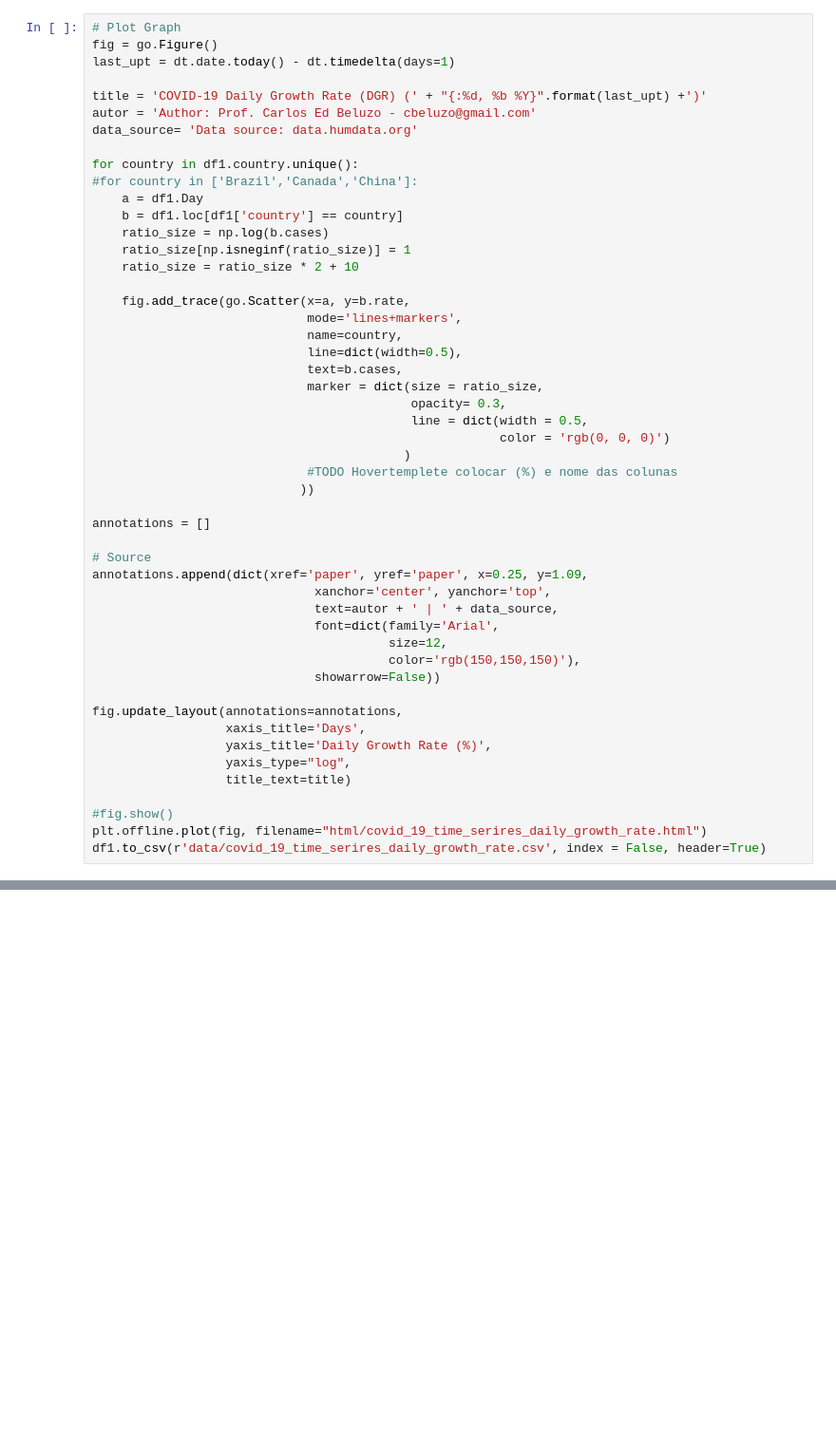
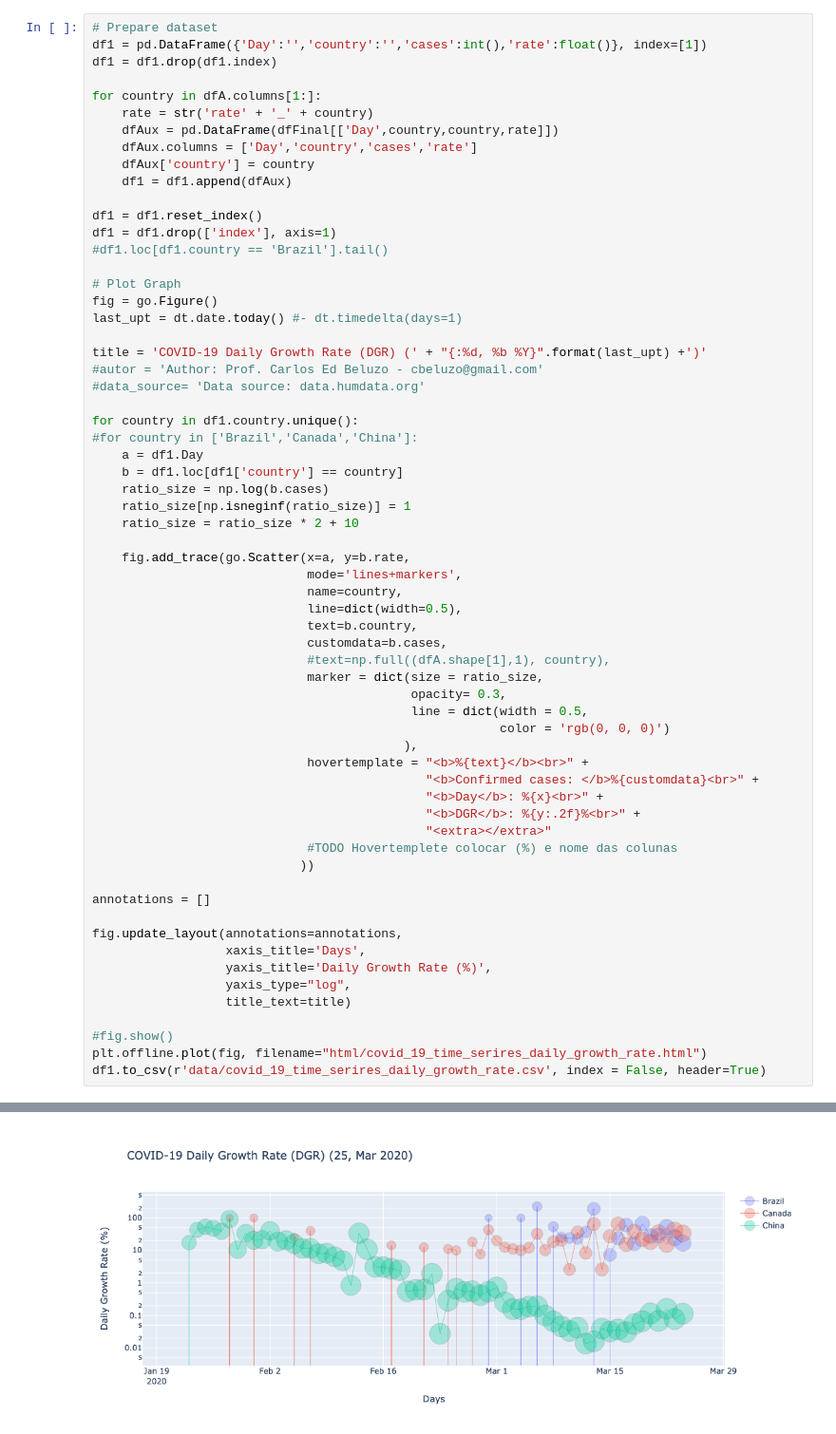
Before and after one commit to cbeluzo/cbeluzo.github.io, a Jupyter notebook: code/covid_19_time_serires_daily_growth_rate.ipynb, the cells around one changed output, grey strips where cells are left out. Shown at 95% size. Saved outputs shown, nothing was run; the diff lists cells and outputs as text; blank space fills up the shorter version.

```diff
--- a/code/covid_19_time_serires_daily_growth_rate.ipynb
+++ b/code/covid_19_time_serires_daily_growth_rate.ipynb
@@ -66,52 +56,66 @@ invalid value encountered in true_divide
 # %%
+# Prepare dataset
+df1 = pd.DataFrame({'Day':'','country':'','cases':int(),'rate':float()}, index=[1])
+df1 = df1.drop(df1.index)
+
+for country in dfA.columns[1:]:
+    rate = str('rate' + '_' + country)
+    dfAux = pd.DataFrame(dfFinal[['Day',country,country,rate]])
+    dfAux.columns = ['Day','country','cases','rate']
+    dfAux['country'] = country
+    df1 = df1.append(dfAux)
+
+df1 = df1.reset_index()
+df1 = df1.drop(['index'], axis=1)
+#df1.loc[df1.country == 'Brazil'].tail()
+
 # Plot Graph
 fig = go.Figure()
-last_upt = dt.date.today() - dt.timedelta(days=1)
+last_upt = dt.date.today() #- dt.timedelta(days=1)
 
 title = 'COVID-19 Daily Growth Rate (DGR) (' + "{:%d, %b %Y}".format(last_upt) +')'
-autor = 'Author: Prof. Carlos Ed Beluzo - cbeluzo@gmail.com'
-data_source= 'Data source: data.humdata.org'
+#autor = 'Author: Prof. Carlos Ed Beluzo - cbeluzo@gmail.com'
+#data_source= 'Data source: data.humdata.org'
 
 for country in df1.country.unique():
 #for country in ['Brazil','Canada','China']:
     a = df1.Day
     b = df1.loc[df1['country'] == country]
     ratio_size = np.log(b.cases)
     ratio_size[np.isneginf(ratio_size)] = 1
     ratio_size = ratio_size * 2 + 10
 
     fig.add_trace(go.Scatter(x=a, y=b.rate,
                              mode='lines+markers',
                              name=country,
                              line=dict(width=0.5),
-                             text=b.cases,
+                             text=b.country,
+                             customdata=b.cases,
+                             #text=np.full((dfA.shape[1],1), country),
                              marker = dict(size = ratio_size,
                                            opacity= 0.3,
                                            line = dict(width = 0.5,
                                                        color = 'rgb(0, 0, 0)')
-                                          )
+                                          ),
+                             hovertemplate = "<b>%{text}</b><br>" +
+                                             "<b>Confirmed cases: </b>%{customdata}<br>" +
+                                             "<b>Day</b>: %{x}<br>" +
+                                             "<b>DGR</b>: %{y:.2f}%<br>" +
+                                             "<extra></extra>"
                              #TODO Hovertemplete colocar (%) e nome das colunas
                             ))
 
 annotations = []
-
-# Source
-annotations.append(dict(xref='paper', yref='paper', x=0.25, y=1.09,
-                              xanchor='center', yanchor='top',
-                              text=autor + ' | ' + data_source,
-                              font=dict(family='Arial',
-                                        size=12,
-                                        color='rgb(150,150,150)'),
-                              showarrow=False))
 
 fig.update_layout(annotations=annotations,
                   xaxis_title='Days',
                   yaxis_title='Daily Growth Rate (%)',
                   yaxis_type="log",
                   title_text=title)
 
 #fig.show()
 plt.offline.plot(fig, filename="html/covid_19_time_serires_daily_growth_rate.html")
 df1.to_csv(r'data/covid_19_time_serires_daily_growth_rate.csv', index = False, header=True)
 # %% [output]
 divide by zero encountered in log
+[figure, added]
```
Also changed, not shown: parts of 2 cells of this notebook, 5 other files.
